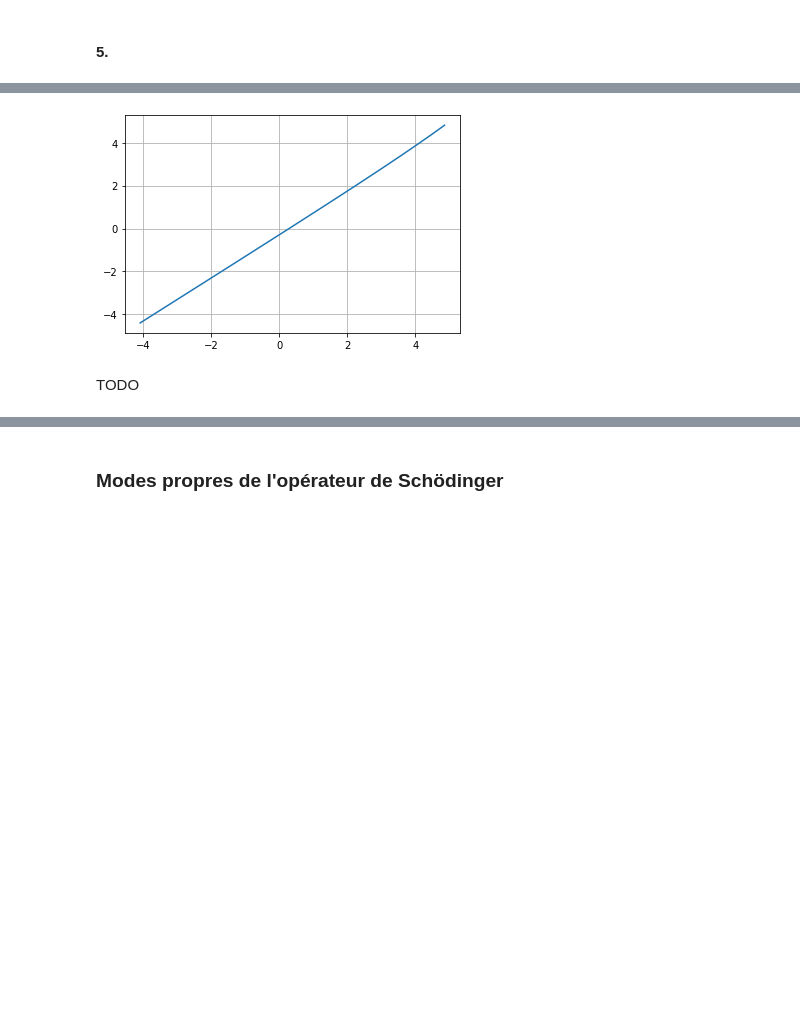
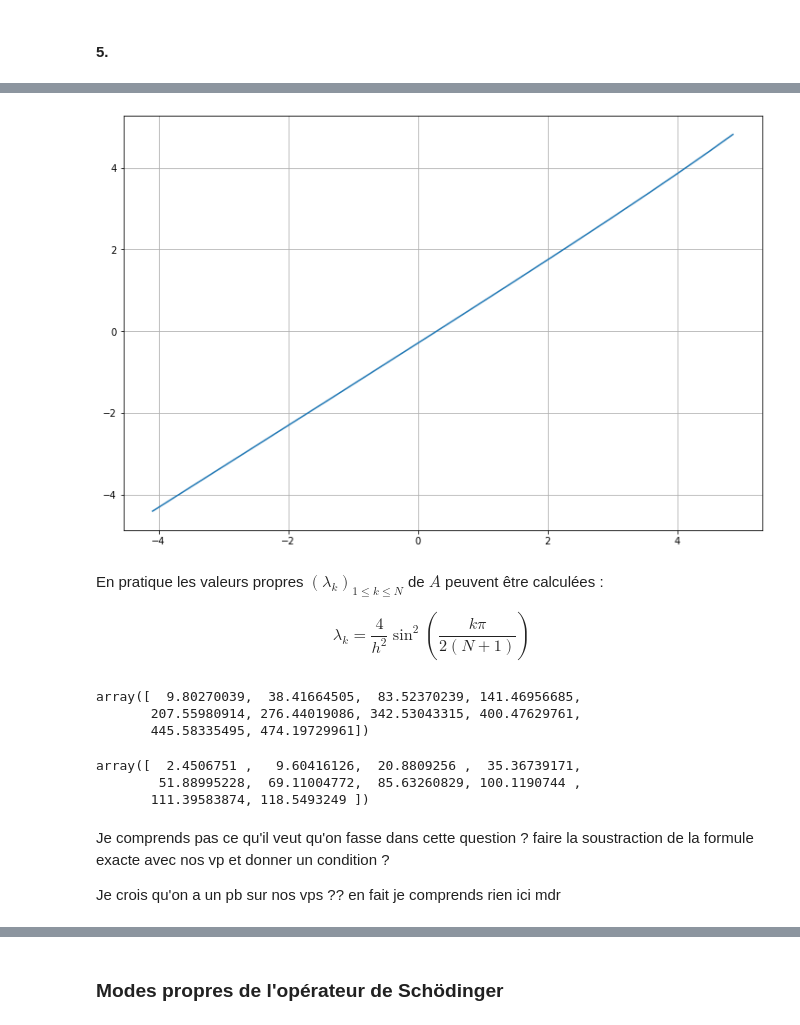
Before and after one commit to quentinthuet/dispersive_phenomena_analysis, a Jupyter notebook: TP-Pb_aux_val_propres.ipynb, the cells around one changed output, grey strips where cells are left out. Cells and saved outputs as stored; diff of their text form; code cells hidden in the pictures; blank space fills up the shorter version.

```diff
--- a/TP-Pb_aux_val_propres.ipynb
+++ b/TP-Pb_aux_val_propres.ipynb
@@ -276,10 +281,31 @@ En faisant varier \alpha et C, on trouve de bonnes valeurs de ces variables :
 # %%
 alpha = 4
 C = 180
-
+plt.figure(figsize=(12,8))
 plt.plot(np.log(E-lbd),alpha*np.log(k_vec/(N+1))+np.log(C))
 plt.grid()
 # %% [output]
-[figure, old version]
+[figure, new version]
-# %% [markdown]
-TODO
+# %% [markdown]
+En pratique les valeurs propres $(\lambda_k)_{1\leq{k} \leq{N}}$ de $A$ peuvent être calculées :
+
+$$
+    \lambda_k = \frac{4}{h^2} \sin^2\left(\frac{k\pi}{2(N+1)}\right)
+$$
+# %%
+lbd_exact = 4*((N+1)*np.sin(np.arange(1,N+1)*np.pi/(2*(N+1))))**2
+lbd_exact
+# %% [output]
+array([  9.80270039,  38.41664505,  83.52370239, 141.46956685,
+       207.55980914, 276.44019086, 342.53043315, 400.47629761,
+       445.58335495, 474.19729961])
+# %%
+lbd
+# %% [output]
+array([  2.4506751 ,   9.60416126,  20.8809256 ,  35.36739171,
+        51.88995228,  69.11004772,  85.63260829, 100.1190744 ,
+       111.39583874, 118.5493249 ])
+# %% [markdown]
+Je comprends pas ce qu'il veut qu'on fasse dans cette question ? faire la soustraction de la formule exacte avec nos vp et donner un condition ?
+
+Je crois qu'on a un pb sur nos vps ?? en fait je comprends rien ici mdr
```
Also changed, not shown: parts of 17 cells of this notebook.
